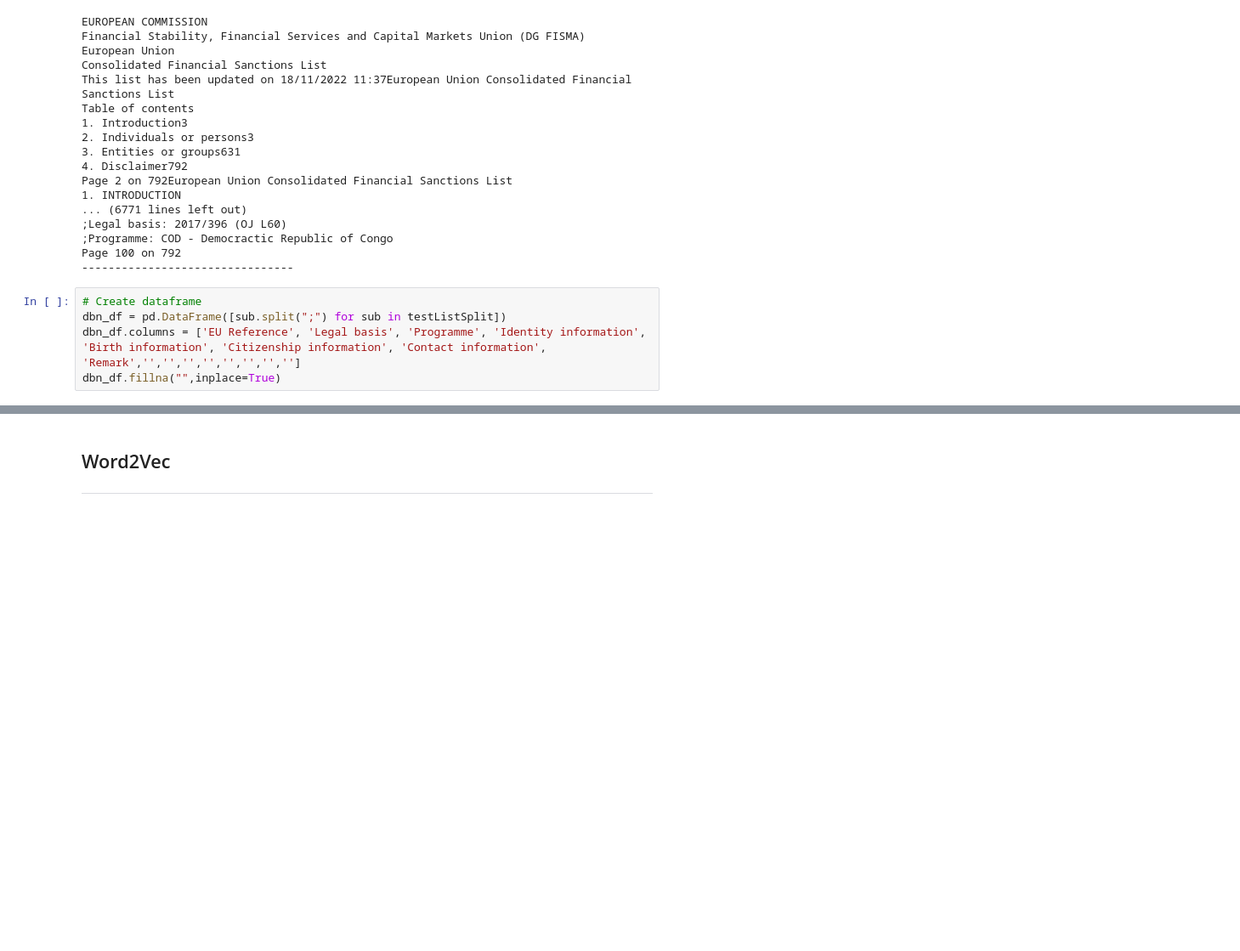
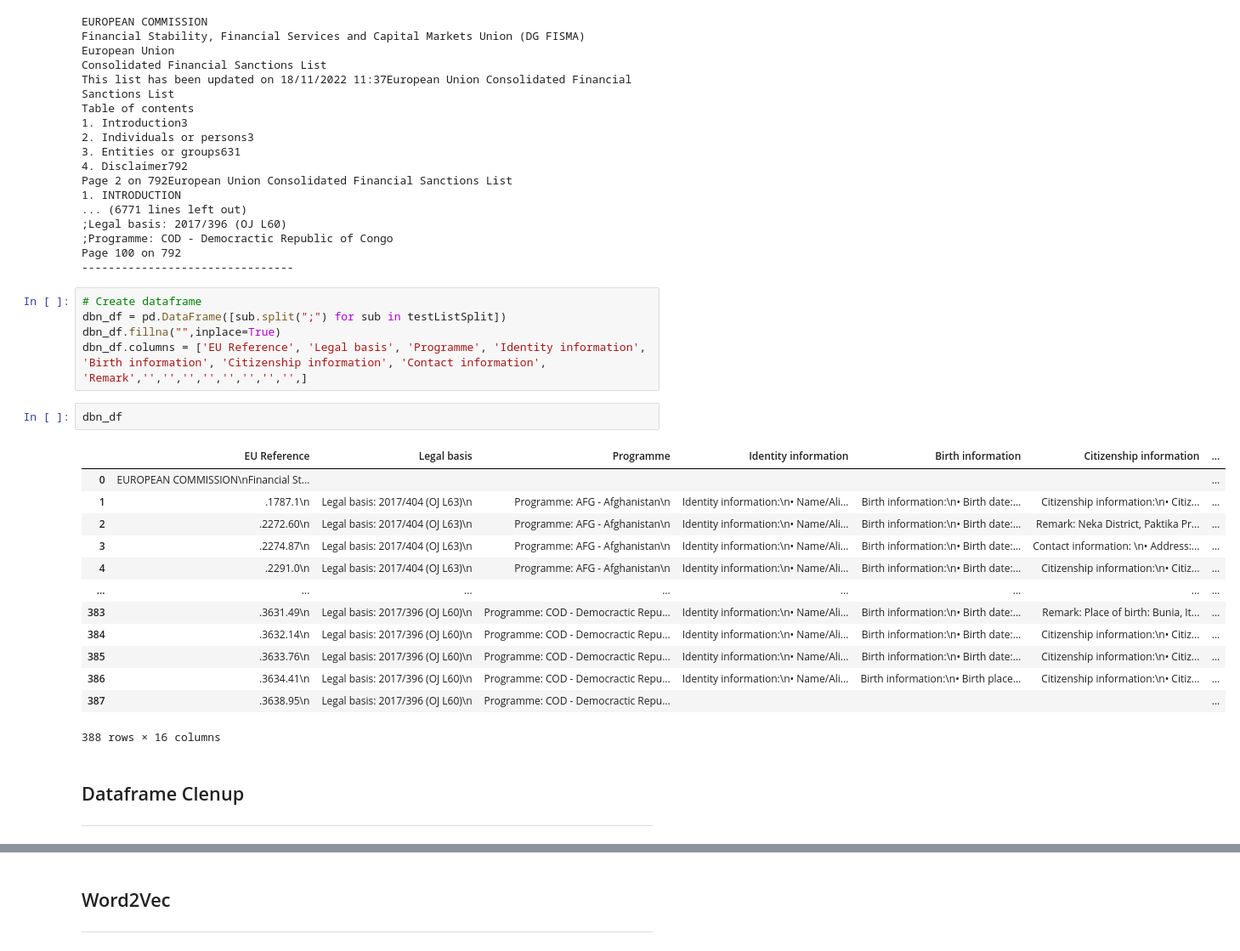
Before and after one commit to j0si/fuzzy_sanctions, a Jupyter notebook: wordEmbedding.ipynb, the cells around one changed output, grey strips where cells are left out. Shown at 85% size. Cells and saved outputs as stored; diff of their text form; blank space fills up the shorter version.

```diff
--- a/wordEmbedding.ipynb
+++ b/wordEmbedding.ipynb
@@ -58,5 +62,24 @@ Page 100 on 792
 # %%
 # Create dataframe
 dbn_df = pd.DataFrame([sub.split(";") for sub in testListSplit])
-dbn_df.columns = ['EU Reference', 'Legal basis', 'Programme', 'Identity information', 'Birth information', 'Citizenship information', 'Contact information', 'Remark','','','','','','','','']
 dbn_df.fillna("",inplace=True)
+dbn_df.columns = ['EU Reference', 'Legal basis', 'Programme', 'Identity information', 'Birth information', 'Citizenship information', 'Contact information', 'Remark','','','','','','','','',]
+# %%
+dbn_df
+# %% [output]
+|  | EU Reference | Legal basis | Programme | Identity information | Birth information | Citizenship information | ... |
+| 0 | EUROPEAN COMMISSION\nFinancial St... |  |  |  |  |  | ... |
+| 1 | .1787.1\n | Legal basis: 2017/404 (OJ L63)\n | Programme: AFG - Afghanistan\n | Identity information:\n• Name/Ali... | Birth information:\n• Birth date:... | Citizenship information:\n• Citiz... | ... |
+| 2 | .2272.60\n | Legal basis: 2017/404 (OJ L63)\n | Programme: AFG - Afghanistan\n | Identity information:\n• Name/Ali... | Birth information:\n• Birth date:... | Remark: Neka District, Paktika Pr... | ... |
+| 3 | .2274.87\n | Legal basis: 2017/404 (OJ L63)\n | Programme: AFG - Afghanistan\n | Identity information:\n• Name/Ali... | Birth information:\n• Birth date:... | Contact information: \n• Address:... | ... |
+| 4 | .2291.0\n | Legal basis: 2017/404 (OJ L63)\n | Programme: AFG - Afghanistan\n | Identity information:\n• Name/Ali... | Birth information:\n• Birth date:... | Citizenship information:\n• Citiz... | ... |
+| ... | ... | ... | ... | ... | ... | ... | ... |
+| 383 | .3631.49\n | Legal basis: 2017/396 (OJ L60)\n | Programme: COD - Democractic Repu... | Identity information:\n• Name/Ali... | Birth information:\n• Birth date:... | Remark: Place of birth: Bunia, It... | ... |
+| 384 | .3632.14\n | Legal basis: 2017/396 (OJ L60)\n | Programme: COD - Democractic Repu... | Identity information:\n• Name/Ali... | Birth information:\n• Birth date:... | Citizenship information:\n• Citiz... | ... |
+| 385 | .3633.76\n | Legal basis: 2017/396 (OJ L60)\n | Programme: COD - Democractic Repu... | Identity information:\n• Name/Ali... | Birth information:\n• Birth date:... | Citizenship information:\n• Citiz... | ... |
+| 386 | .3634.41\n | Legal basis: 2017/396 (OJ L60)\n | Programme: COD - Democractic Repu... | Identity information:\n• Name/Ali... | Birth information:\n• Birth place... | Citizenship information:\n• Citiz... | ... |
+| 387 | .3638.95\n | Legal basis: 2017/396 (OJ L60)\n | Programme: COD - Democractic Repu... |  |  |  | ... |
+388 rows × 16 columns
+# %% [markdown]
+## Dataframe Clenup
+---
```
Also changed, not shown: parts of 14 cells of this notebook.
